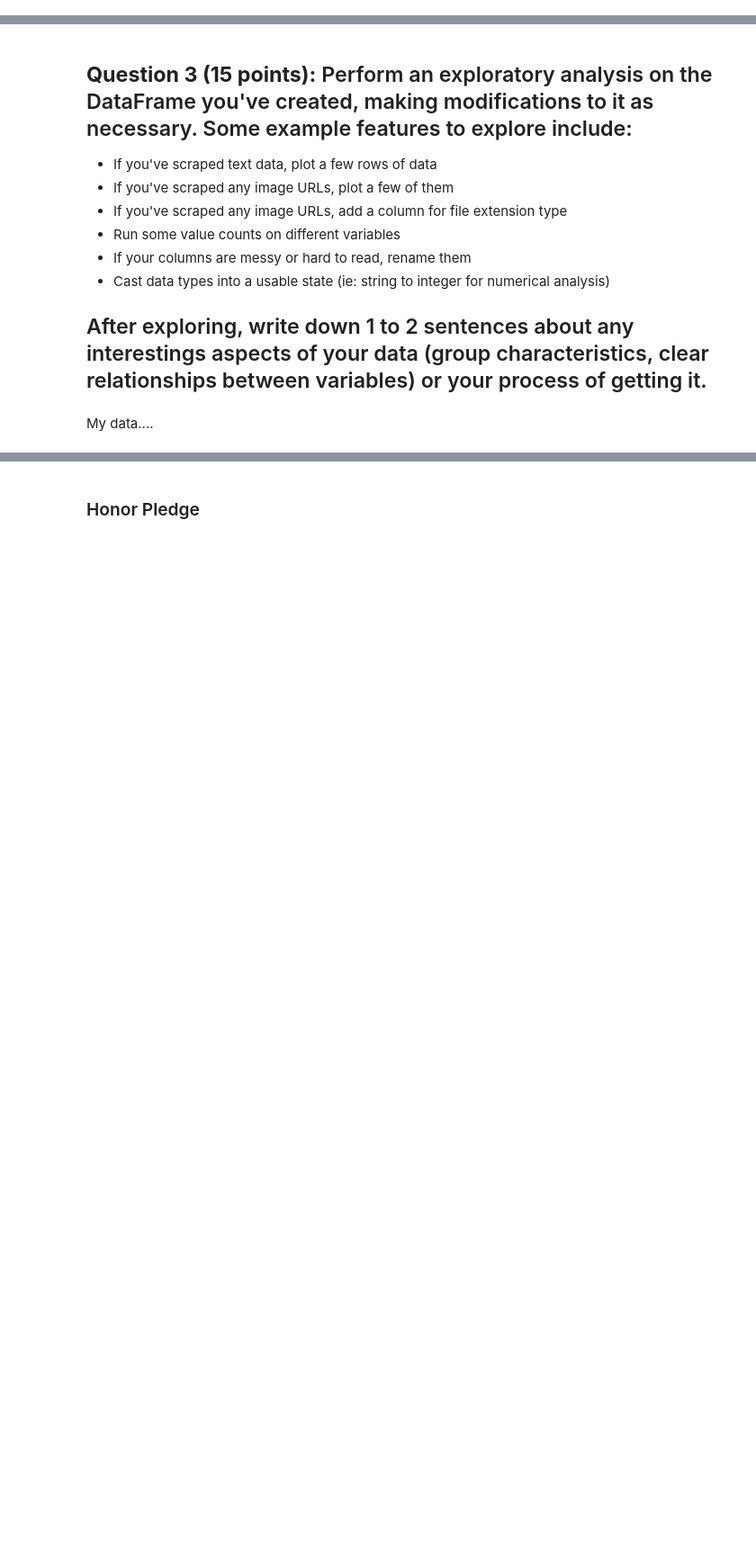
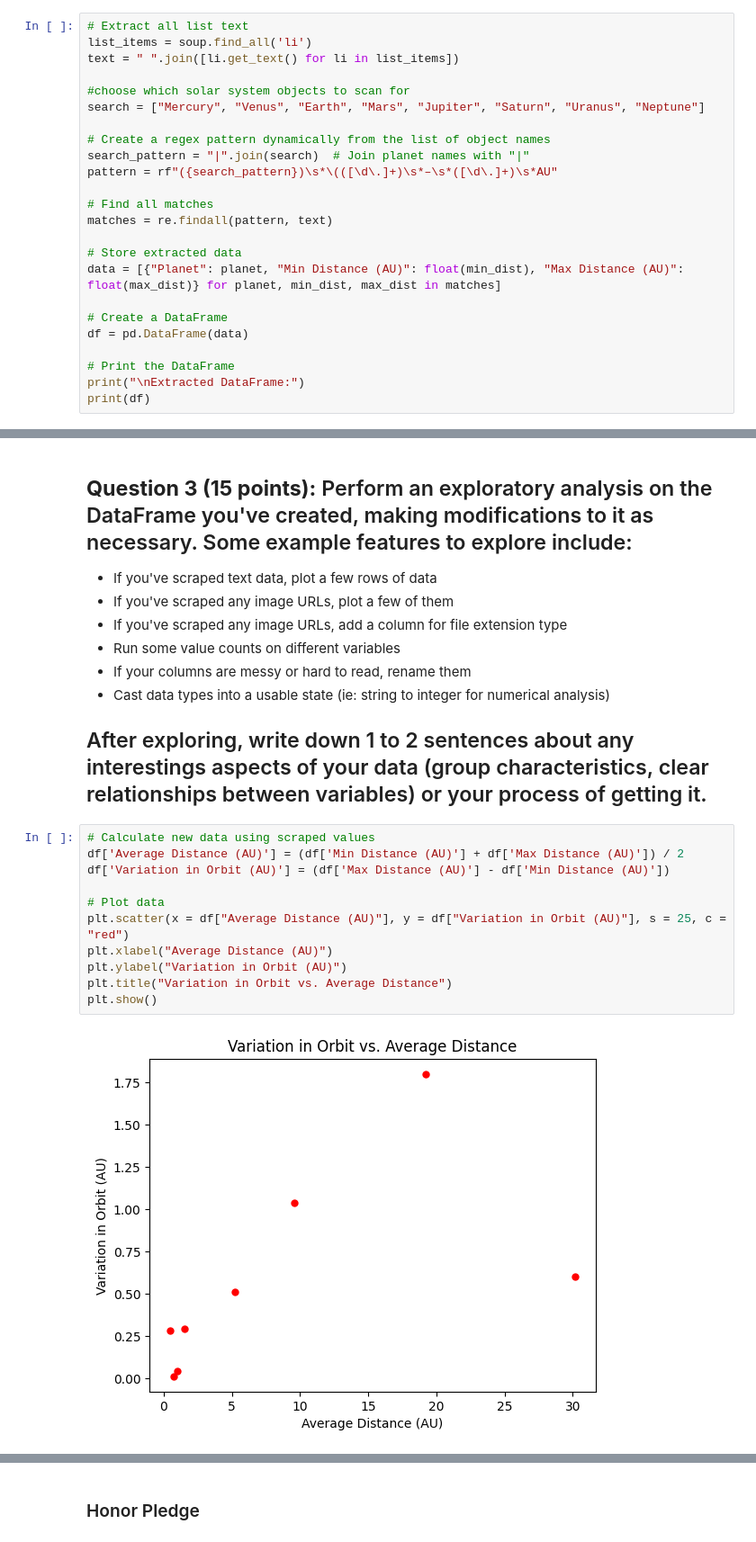
Before and after one commit to jez2sk/DS-3001, a Jupyter notebook: labs/Lab_1_Pandas_and_Data_Sourcing v2.ipynb, the cells around one changed output, grey strips where cells are left out. Shown at 90% size. Cells and saved outputs as stored; diff of their text form; blank space fills up the shorter version.

```diff
--- a/labs/Lab_1_Pandas_and_Data_Sourcing v2.ipynb
+++ b/labs/Lab_1_Pandas_and_Data_Sourcing v2.ipynb
@@ -114,0 +157,24 @@ A more exhaustive API list can be found at: https://github.com/public-apis/publi
+# %%
+# Extract all list text
+list_items = soup.find_all('li')
+text = " ".join([li.get_text() for li in list_items])
+
+#choose which solar system objects to scan for
+search = ["Mercury", "Venus", "Earth", "Mars", "Jupiter", "Saturn", "Uranus", "Neptune"]
+
+# Create a regex pattern dynamically from the list of object names
+search_pattern = "|".join(search)  # Join planet names with "|"
+pattern = rf"({search_pattern})\s*\(([\d\.]+)\s*–\s*([\d\.]+)\s*AU"
+
+# Find all matches
+matches = re.findall(pattern, text)
+
+# Store extracted data
+data = [{"Planet": planet, "Min Distance (AU)": float(min_dist), "Max Distance (AU)": float(max_dist)} for planet, min_dist, max_dist in matches]
+
+# Create a DataFrame
+df = pd.DataFrame(data)
+
+# Print the DataFrame
+print("\nExtracted DataFrame:")
+print(df)
@@ -122,5 +199,16 @@ A more exhaustive API list can be found at: https://github.com/public-apis/publi
 * Cast data types into a usable state (ie: string to integer for numerical analysis)
 
 ## After exploring, write down 1 to 2 sentences about any interestings aspects of your data (group characteristics, clear relationships between variables) or your process of getting it.
-# %% [markdown]
-My data....
+# %%
+# Calculate new data using scraped values
+df['Average Distance (AU)'] = (df['Min Distance (AU)'] + df['Max Distance (AU)']) / 2
+df['Variation in Orbit (AU)'] = (df['Max Distance (AU)'] - df['Min Distance (AU)'])
+
+# Plot data
+plt.scatter(x = df["Average Distance (AU)"], y = df["Variation in Orbit (AU)"], s = 25, c = "red")
+plt.xlabel("Average Distance (AU)")
+plt.ylabel("Variation in Orbit (AU)")
+plt.title("Variation in Orbit vs. Average Distance")
+plt.show()
+# %% [output]
+[figure, added]
```
Also changed, not shown: parts of 7 cells of this notebook.
